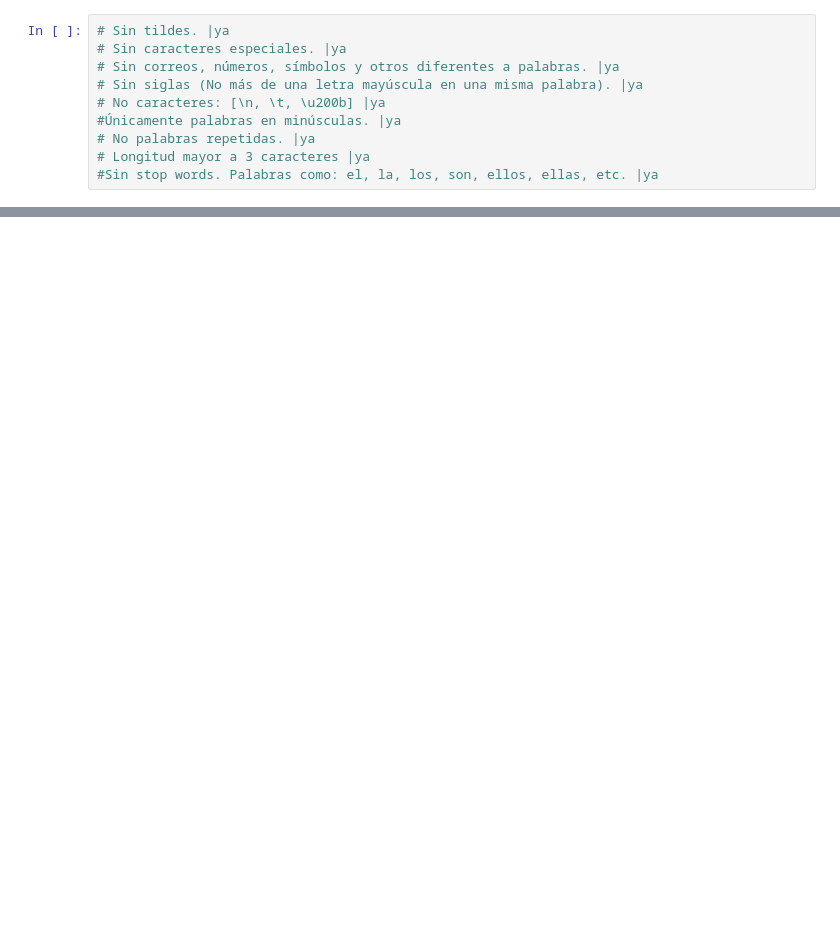
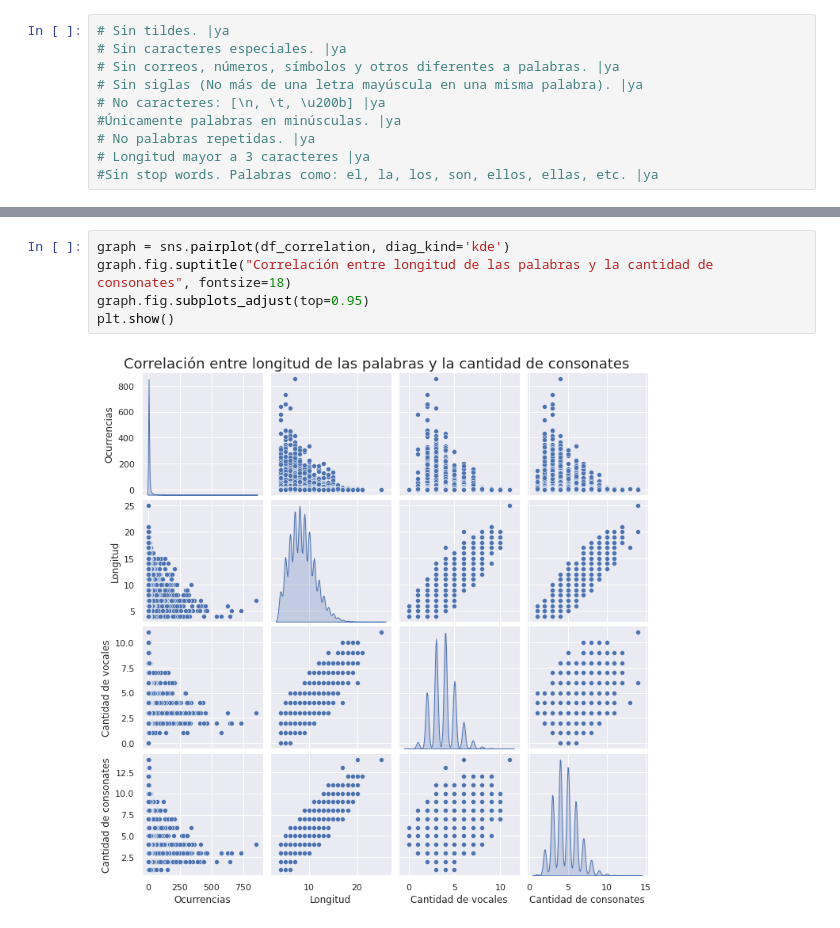
Before and after one commit to jorgedcb/reto_bi, a Jupyter notebook: prueba_bi.ipynb, the cells around one changed output, grey strips where cells are left out. Saved outputs shown, nothing was run; the diff lists cells and outputs as text; blank space fills up the shorter version.

```diff
--- a/prueba_bi.ipynb
+++ b/prueba_bi.ipynb
@@ -353,0 +177,7 @@ plt.show()
+# %%
+graph = sns.pairplot(df_correlation, diag_kind='kde')
+graph.fig.suptitle("Correlación entre longitud de las palabras y la cantidad de consonates", fontsize=18)
+graph.fig.subplots_adjust(top=0.95)
+plt.show()
+# %% [output]
+[figure, added]
```
Also changed, not shown: parts of 51 cells of this notebook.
